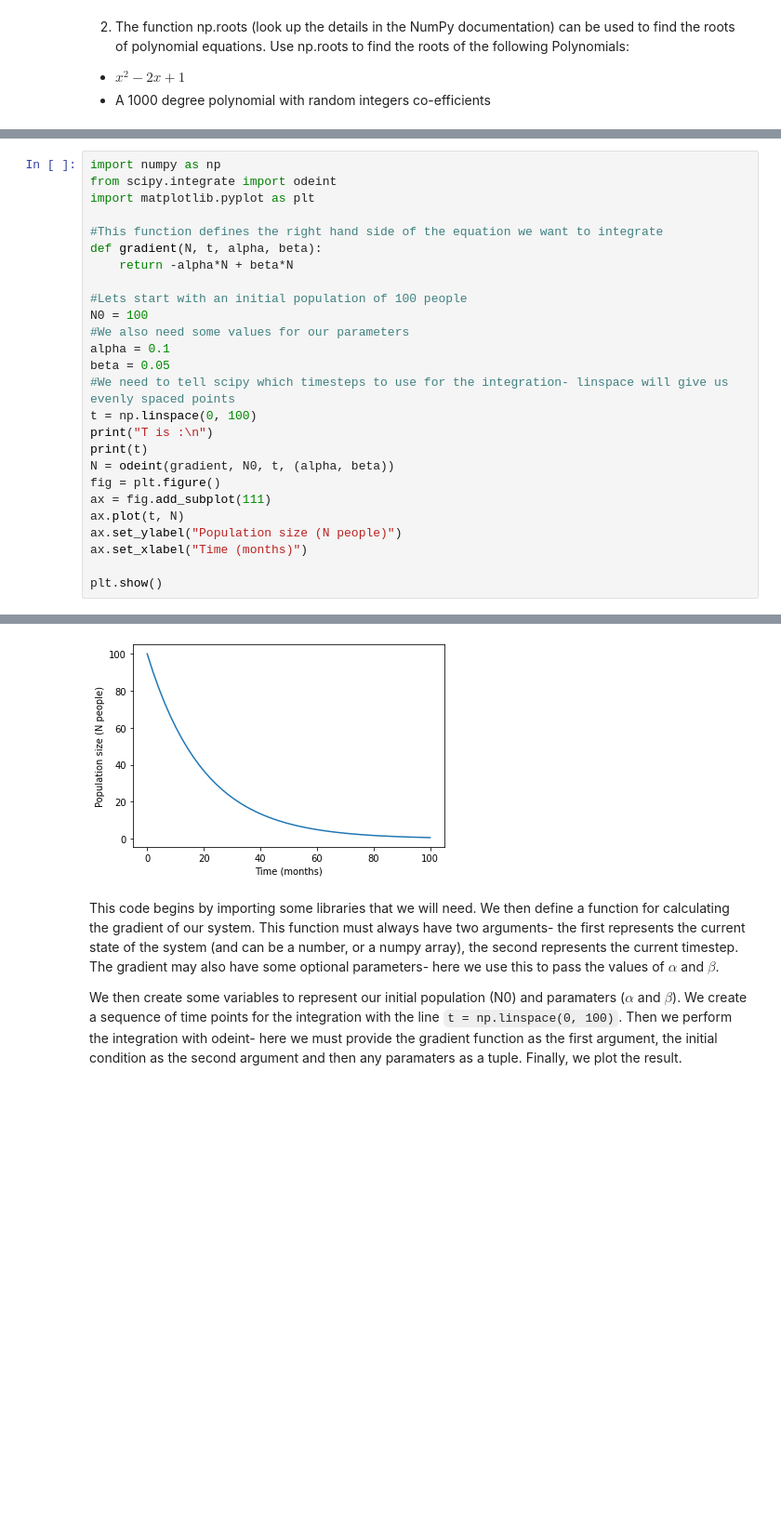
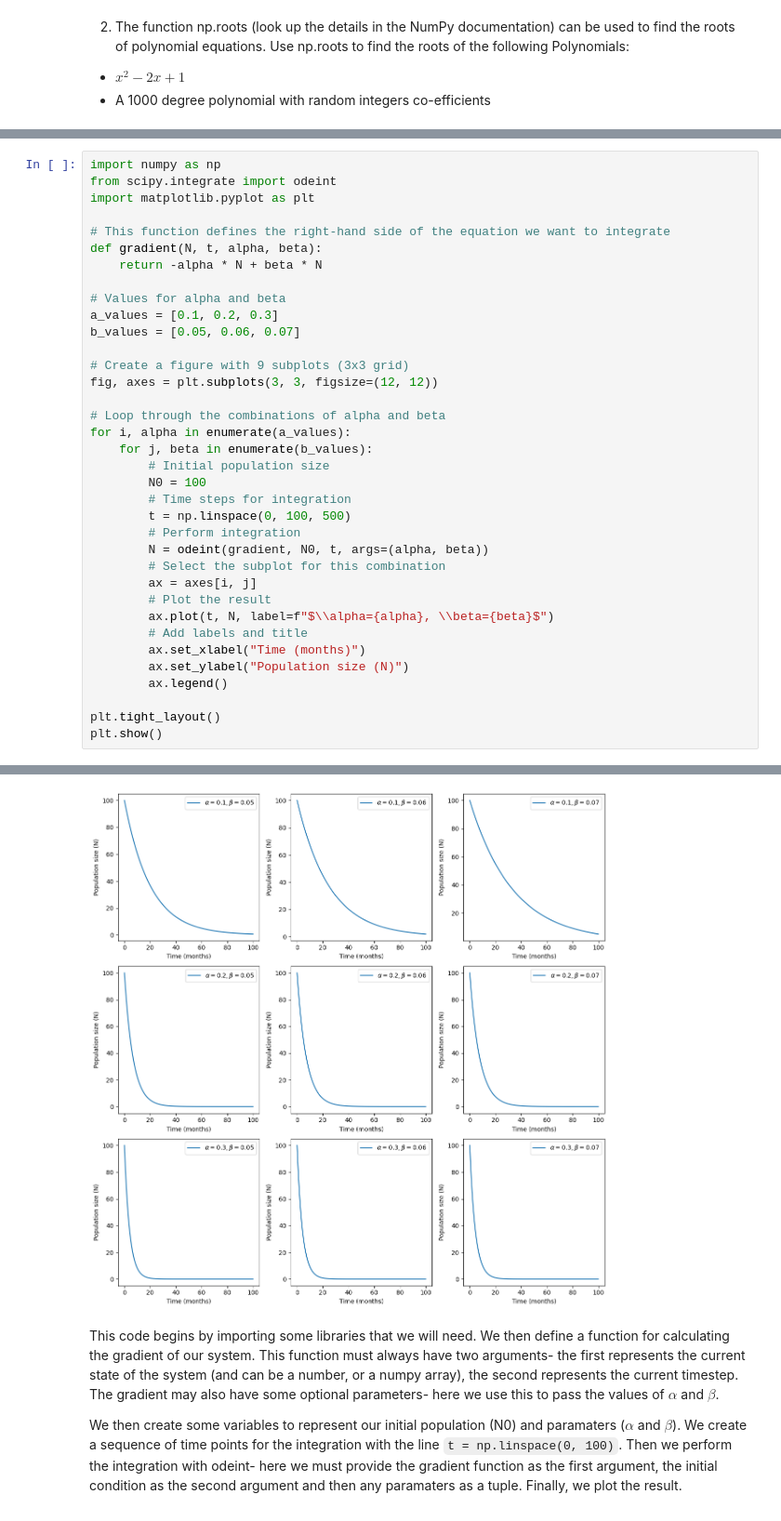
Before and after one commit to engmaths/SEMT10002_2024, a Jupyter notebook: weekly_labs/Week_14_numpy/Numpy, Scipy.ipynb, the cells around one changed output, grey strips where cells are left out. Shown at 93% size. Cells and saved outputs as stored; diff of their text form; blank space fills up the shorter version.

```diff
--- a/weekly_labs/Week_14_numpy/Numpy, Scipy.ipynb
+++ b/weekly_labs/Week_14_numpy/Numpy, Scipy.ipynb
@@ -389,25 +446,35 @@ import numpy as np
 from scipy.integrate import odeint
 import matplotlib.pyplot as plt
 
-#This function defines the right hand side of the equation we want to integrate
+# This function defines the right-hand side of the equation we want to integrate
 def gradient(N, t, alpha, beta):
-	return -alpha*N + beta*N
+    return -alpha * N + beta * N
 
-#Lets start with an initial population of 100 people
-N0 = 100
-#We also need some values for our parameters
-alpha = 0.1
-beta = 0.05
-#We need to tell scipy which timesteps to use for the integration- linspace will give us evenly spaced points
-t = np.linspace(0, 100)
-print("T is :\n")
-print(t)
-N = odeint(gradient, N0, t, (alpha, beta))
-fig = plt.figure()
-ax = fig.add_subplot(111)
-ax.plot(t, N)
-ax.set_ylabel("Population size (N people)")
-ax.set_xlabel("Time (months)")
+# Values for alpha and beta
+a_values = [0.1, 0.2, 0.3]
+b_values = [0.05, 0.06, 0.07]
 
+# Create a figure with 9 subplots (3x3 grid)
+fig, axes = plt.subplots(3, 3, figsize=(12, 12))
+
+# Loop through the combinations of alpha and beta
+for i, alpha in enumerate(a_values):
+    for j, beta in enumerate(b_values):
+        # Initial population size
+        N0 = 100
+        # Time steps for integration
+        t = np.linspace(0, 100, 500)
+        # Perform integration
+        N = odeint(gradient, N0, t, args=(alpha, beta))
+        # Select the subplot for this combination
+        ax = axes[i, j]
+        # Plot the result
+        ax.plot(t, N, label=f"$\\alpha={alpha}, \\beta={beta}$")
+        # Add labels and title
+        ax.set_xlabel("Time (months)")
+        ax.set_ylabel("Population size (N)")
+        ax.legend()
+
+plt.tight_layout()
 plt.show()
 # %% [output]
@@ -426,4 +481,4 @@ T is :
-[figure, old version]
+[figure, new version]
 # %% [markdown]
 This code begins by importing some libraries that we will need. We then define a function for calculating the gradient of our system. This function must always have two arguments- the first represents the current state of the system (and can be a number, or a numpy array), the second represents the current timestep. The gradient may also have some optional parameters- here we use this to pass the values of $\alpha$ and $\beta$.
 
```
Also changed, not shown: parts of 7 cells of this notebook, 1 other file.
